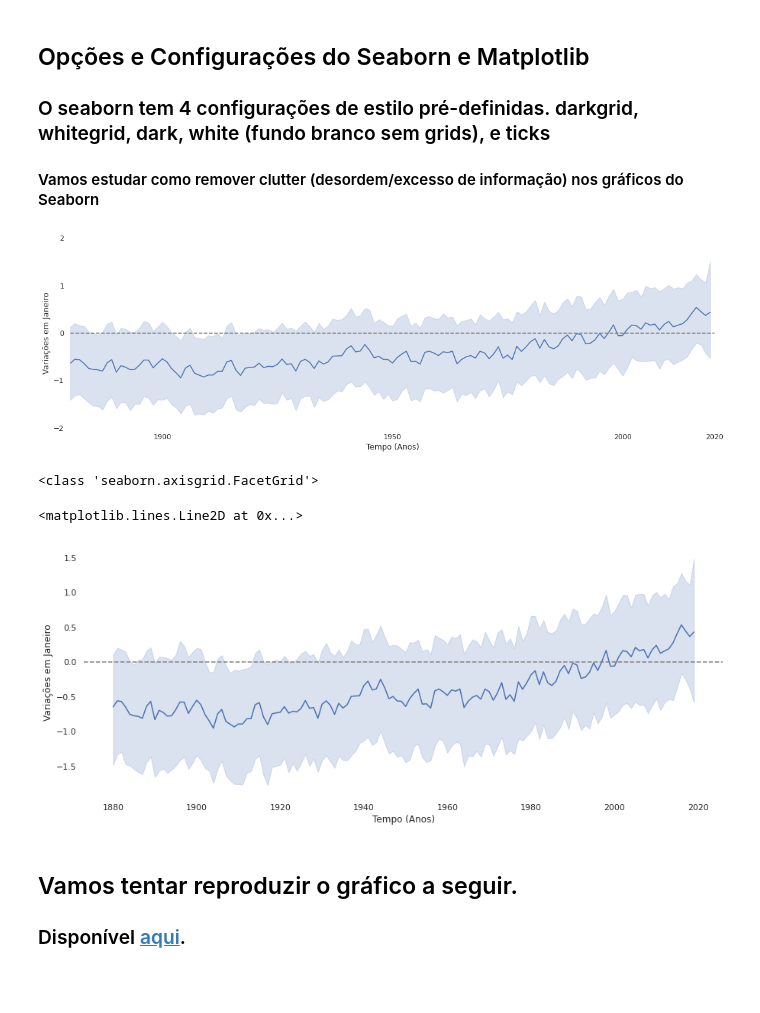
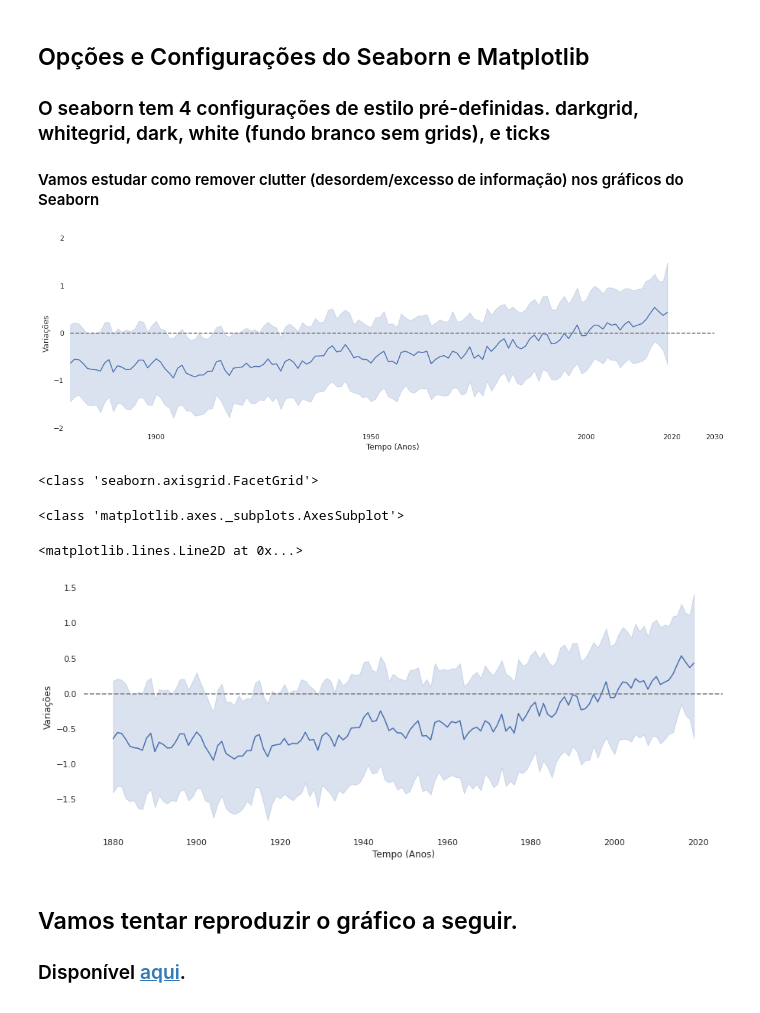
Before and after one commit to alexlopespereira/enapespcd2021, a Jupyter notebook: D9/Notebooks/Aula1_GraficosStoryTelling.ipynb, the cells around one changed output. Drawn from its saved outputs; the diff is of its cells as text; code cells hidden in the pictures.

```diff
--- a/D9/Notebooks/Aula1_GraficosStoryTelling.ipynb
+++ b/D9/Notebooks/Aula1_GraficosStoryTelling.ipynb
@@ -61,28 +89,28 @@ df.head()
 # %%
 # 3) Ajuste o estilo dos gráficos do seaborn para white utilizando a função set_theme
 sns.set_theme(style="white") # Função para ajustar o tema: estilo, contexto
 # O seaborn tem vários estilos: darkgrid, whitegrid, dark, white (fundo branco sem grids), and ticks
 
 # 4) Plote um gráfico de linhas
 g = sns.relplot(kind='line', data=df, x='ano', y='Anomaly', aspect=3, legend="full")
 # O argumento aspect altera a proporção entre a altura e largura do gráfico
 # O método relplot consegue plotar Grids de plots. Pra isso ele usa qualquer dos gráficos que
 # relacional (rel) duas variáveis, por exemplo, o scatterplot ou o lineplot
 
-# 5) Auste os labels dos eixos x e y com a função set_axis_labels (do objeto FacetGrid retornado pelo relplot)
-g.set_axis_labels("Tempo (Anos)", "Variações em Janeiro")
+# # 5) Auste os labels dos eixos x e y com a função set_axis_labels (do objeto FacetGrid retornado pelo relplot)
+g.set_axis_labels("Tempo (Anos)", "Variações")
 
-# 6) Ajuste os limites e os ticks dos eixos x e y com a função set (do objeto FacetGrid retornado pelo relplot)
-g.set(xlim=(1880, 2020), ylim=(-2, 2), xticks=[1900, 1950, 2000, 2020], yticks=[-2, -1, 0, 1, 2])
+# # 6) Ajuste os limites e os ticks dos eixos x e y com a função set (do objeto FacetGrid retornado pelo relplot)
+g.set(xlim=(1880, 2030), ylim=(-2, 2), xticks=[1900, 1950, 2000, 2020, 2030], yticks=[-2, -1, 0, 1, 2])
 
-# 7) Trace uma linha de referencia em y=0, com a função refline (do objeto FacetGrid retornado pelo relplot)
+# # 7) Trace uma linha de referencia em y=0, com a função refline (do objeto FacetGrid retornado pelo relplot)
 g.refline(y=0)
 
-# 8) Remova todas as bordas do gráfico com a função despine
-# A função despine remove as bordas do gráfico. Aceita os argumentos booleanos top, right, left e bottom.
+# # 8) Remova todas as bordas do gráfico com a função despine
+# # A função despine remove as bordas do gráfico. Aceita os argumentos booleanos top, right, left e bottom.
 sns.despine(bottom=True, left=True)
 # %% [output]
-[figure, old version]
+[figure, new version]
 # %%
 # Métodos agregadores, como catplot, lmplot e relplot, retornam um objeto do tipo FacetGrid
 # Esse objeto consegue gerar sub-plots em linhas e colunas.
@@ -99,18 +127,20 @@ plt.figure(figsize=(15,6))
 # Guarde o objeto Axes retornado pelo metodo lineplot numa variável para uso posterior.
 ax = sns.lineplot(data=df, x='ano', y='Anomaly')
 
-# 11) Remova as bordas do gráfico
+print(type(ax))
+# # 11) Remova as bordas do gráfico
 sns.despine(left=True, bottom=True)
 
-# 12) Ajuste os labels do gráfico
+# # 12) Ajuste os labels do gráfico
 ax.set_xlabel("Tempo (Anos)", fontsize = 12)
-ax.set_ylabel("Variações em Janeiro", fontsize = 12)
+ax.set_ylabel("Variações", fontsize = 12)
 
-# 13) Trace uma linha de referência em y=0
+# # 13) Trace uma linha de referência em y=0
 plt.axhline(y=0.0, color='grey', linestyle='--')
 # %% [output]
-<matplotlib.lines.Line2D at 0x...>
+<class 'matplotlib.axes._subplots.AxesSubplot'>
+<matplotlib.lines.Line2D at 0x...>
-[figure, old version]
+[figure, new version]
 # %% [markdown]
 ## Vamos tentar reproduzir o gráfico a seguir.
 ### Disponível [aqui](https://data.giss.nasa.gov/gistemp/graphs_v3/).
```
Also changed, not shown: parts of 10 cells of this notebook, 4 other files.
